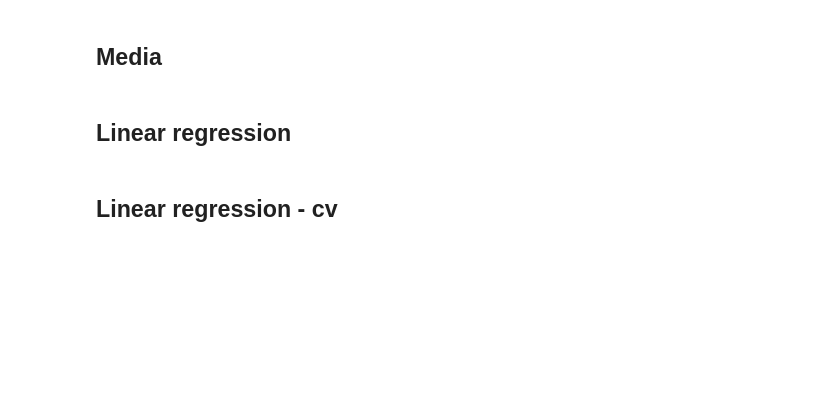
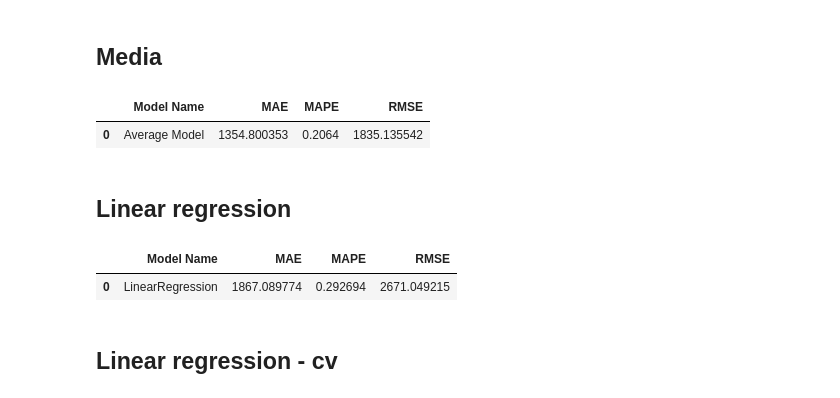
Before and after one commit to MayconRochaaa/rossmann_project, a Jupyter notebook: store_sales_prediction.ipynb, the cells around one changed output. Cells and saved outputs as stored; diff of their text form; code cells hidden in the pictures; blank space fills up the shorter version.

```diff
--- a/store_sales_prediction.ipynb
+++ b/store_sales_prediction.ipynb
@@ -832,14 +898,17 @@ x_training = X_train[cols_selected_boruta_full]
 # %%
 aux1 = x_teste.copy()
 aux1['sales'] = y_teste.copy()
 
 #predict
 aux2 = aux1[['store', 'sales']].groupby('store').mean().reset_index().rename(columns={'sales': 'predictions'})
 aux1 = pd.merge(aux1, aux2, how='left', on='store')
 yhat_baseline = aux1['predictions']
 
-baseline_result = ml_error('Average Model', y_teste, yhat_baseline)
+baseline_result = ml_error('Average Model', np.expm1(y_teste), np.expm1(yhat_baseline))
 baseline_result
+# %% [output]
+|  | Model Name | MAE | MAPE | RMSE |
+| 0 | Average Model | 1354.800353 | 0.2064 | 1835.135542 |
 # %% [markdown]
 ## Linear regression
 # %%
@@ -847,8 +916,11 @@ lr = LinearRegression().fit(x_train, y_train)
 
 yhat_lr = lr.predict(x_teste)
 
-lr_result = ml_error( 'LinearRegression', y_teste, yhat_lr)
+lr_result = ml_error( 'LinearRegression', np.expm1(y_teste), np.expm1(yhat_lr))
 lr_result
+# %% [output]
+|  | Model Name | MAE | MAPE | RMSE |
+| 0 | LinearRegression | 1867.089774 | 0.292694 | 2671.049215 |
 # %% [markdown]
 ## Linear regression - cv
 # %%
```
Also changed, not shown: parts of 38 cells of this notebook, 2 other files.
